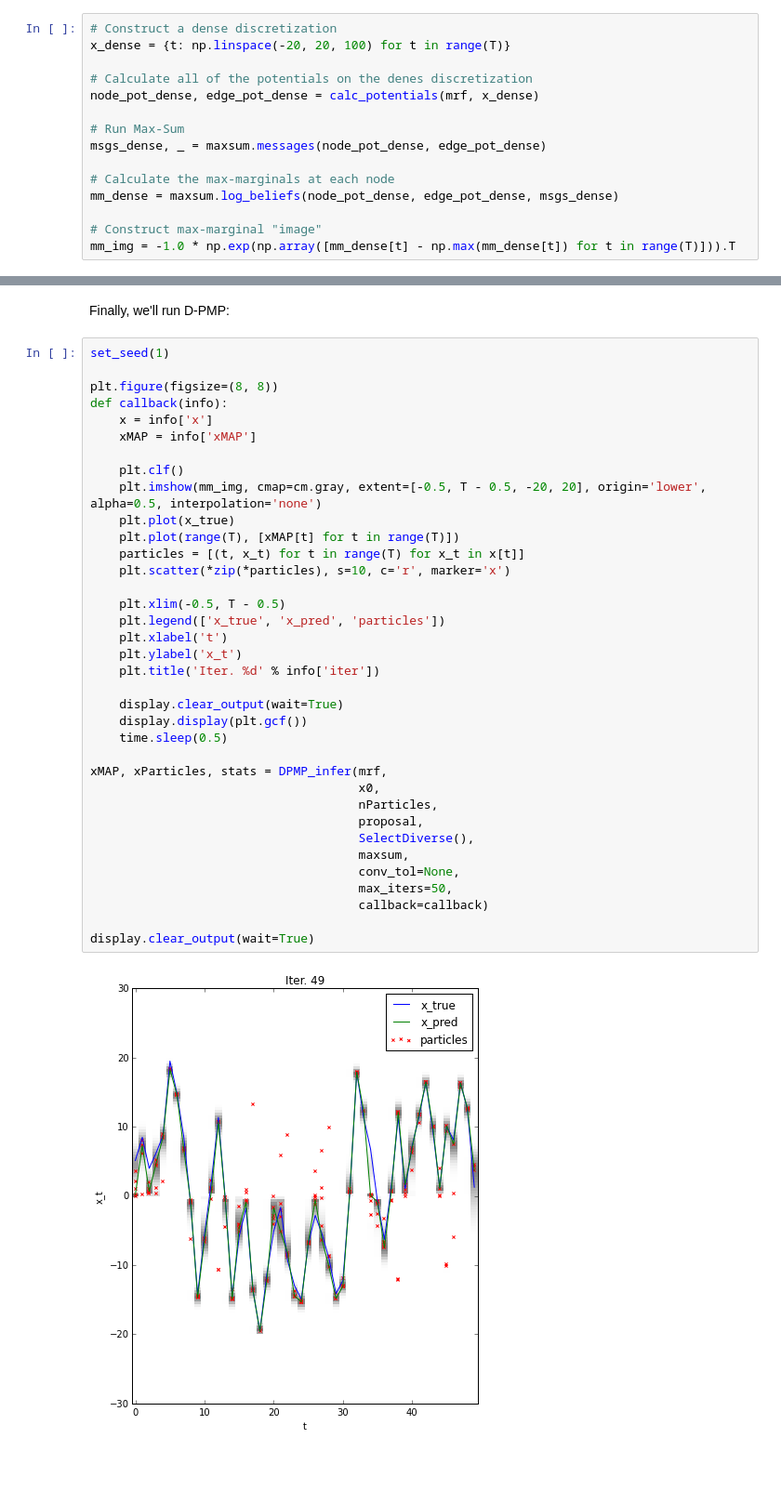
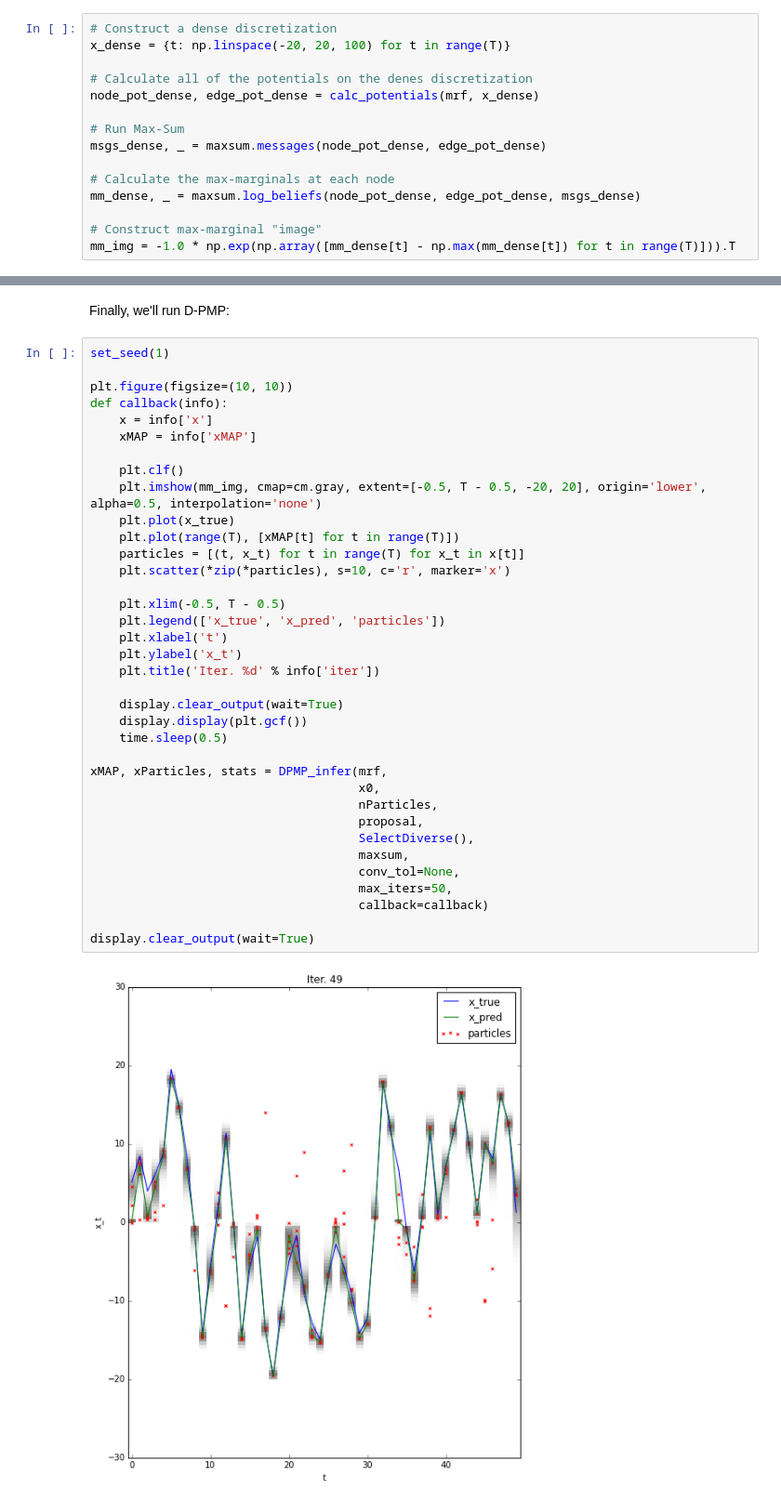
Before and after one commit to samuela/pyDPMP, a Jupyter notebook: examples/Nonlinear time series.ipynb, the cells around one changed output, grey strips where cells are left out. Shown at 93% size. Saved outputs shown, nothing was run; the diff lists cells and outputs as text; blank space fills up the shorter version.

```diff
--- a/examples/Nonlinear time series.ipynb
+++ b/examples/Nonlinear time series.ipynb
@@ -99,7 +99,7 @@ node_pot_dense, edge_pot_dense = calc_potentials(mrf, x_dense)
 msgs_dense, _ = maxsum.messages(node_pot_dense, edge_pot_dense)
 
 # Calculate the max-marginals at each node
-mm_dense = maxsum.log_beliefs(node_pot_dense, edge_pot_dense, msgs_dense)
+mm_dense, _ = maxsum.log_beliefs(node_pot_dense, edge_pot_dense, msgs_dense)
 
 # Construct max-marginal "image"
 mm_img = -1.0 * np.exp(np.array([mm_dense[t] - np.max(mm_dense[t]) for t in range(T)])).T
@@ -147,38 +147,38 @@ Finally, we'll run D-PMP:
 # %%
 set_seed(1)
 
-plt.figure(figsize=(8, 8))
+plt.figure(figsize=(10, 10))
 def callback(info):
     x = info['x']
     xMAP = info['xMAP']
 
     plt.clf()
     plt.imshow(mm_img, cmap=cm.gray, extent=[-0.5, T - 0.5, -20, 20], origin='lower', alpha=0.5, interpolation='none')
     plt.plot(x_true)
     plt.plot(range(T), [xMAP[t] for t in range(T)])
     particles = [(t, x_t) for t in range(T) for x_t in x[t]]
     plt.scatter(*zip(*particles), s=10, c='r', marker='x')
 
     plt.xlim(-0.5, T - 0.5)
     plt.legend(['x_true', 'x_pred', 'particles'])
     plt.xlabel('t')
     plt.ylabel('x_t')
     plt.title('Iter. %d' % info['iter'])
 
     display.clear_output(wait=True)
     display.display(plt.gcf())
     time.sleep(0.5)
 
 xMAP, xParticles, stats = DPMP_infer(mrf,
                                      x0,
                                      nParticles,
                                      proposal,
                                      SelectDiverse(),
                                      maxsum,
                                      conv_tol=None,
                                      max_iters=50,
                                      callback=callback)
 
 display.clear_output(wait=True)
 # %% [output]
-[figure, old version]
+[figure, new version]
```
